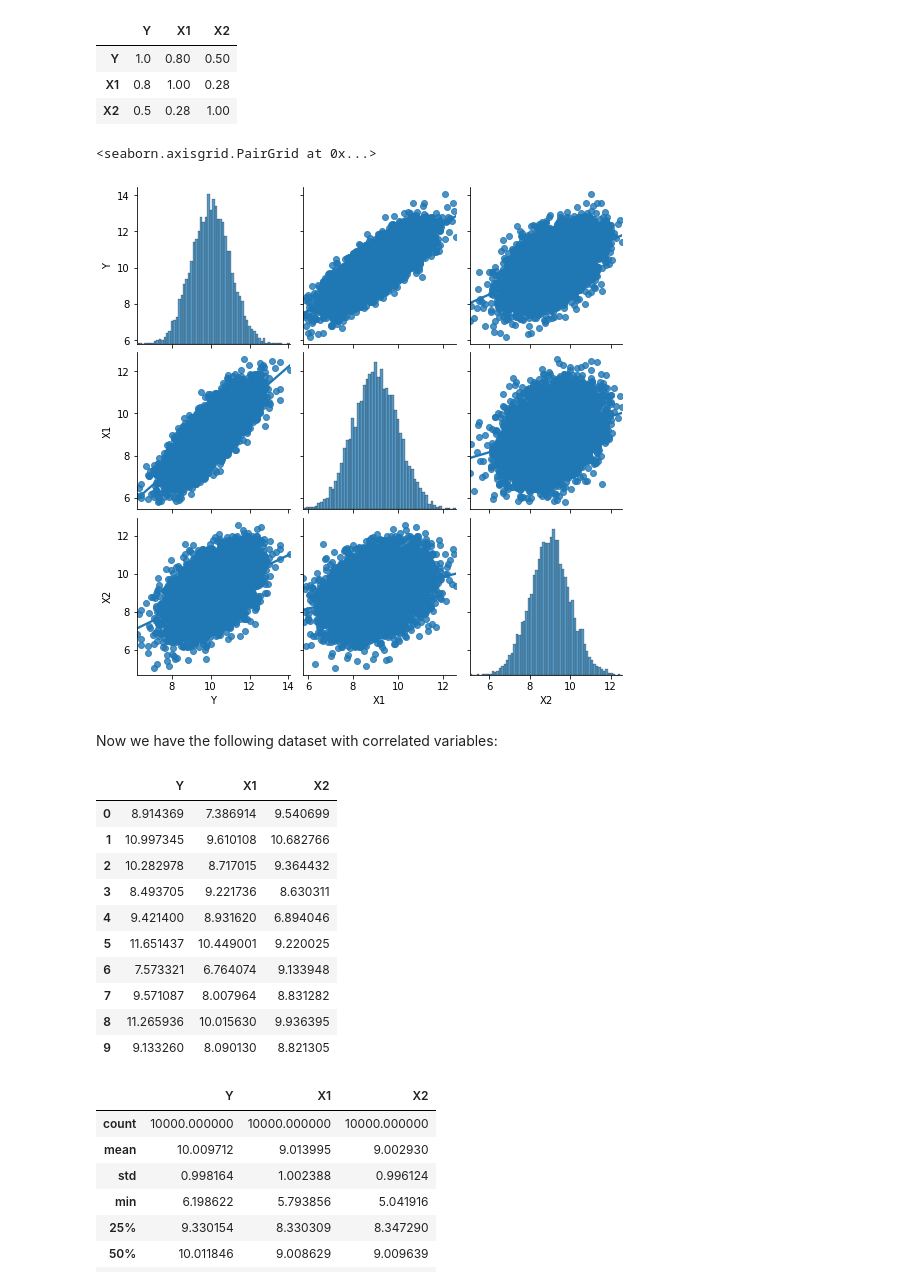
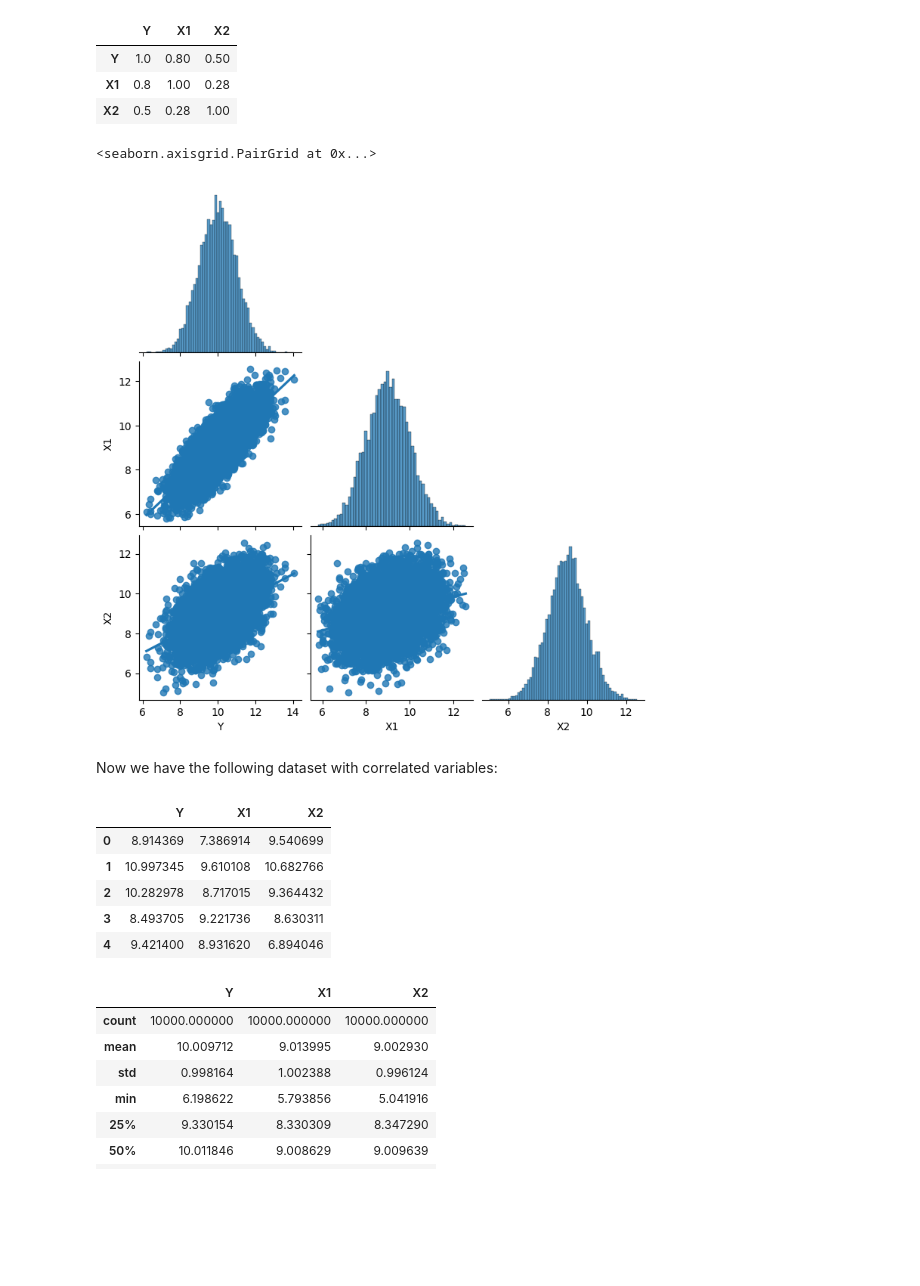
Before and after one commit to josecaloca/Multicollinearity-Explained-Easy, a Jupyter notebook: Multicolinearity_Jupyter.ipynb, the cells around one changed output. Drawn from its saved outputs; the diff is of its cells as text; code cells hidden in the pictures; blank space fills up the shorter version.

```diff
--- a/Multicolinearity_Jupyter.ipynb
+++ b/Multicolinearity_Jupyter.ipynb
@@ -134,14 +134,14 @@ Final correlation matrix from simulated data
 | X1 | 0.8 | 1.00 | 0.28 |
 | X2 | 0.5 | 0.28 | 1.00 |
 # %%
-sns.pairplot(data, kind="reg")
+sns.pairplot(data, kind="reg", corner=True)
 # %% [output]
 <seaborn.axisgrid.PairGrid at 0x...>
-[figure, old version]
+[figure, new version]
 # %% [markdown]
 Now we have the following dataset with correlated variables:
 # %%
-data.head(10)
+data.head(5)
 # %% [output]
 |  | Y | X1 | X2 |
 | 0 | 8.914369 | 7.386914 | 9.540699 |
@@ -149,11 +149,6 @@ data.head(10)
 | 2 | 10.282978 | 8.717015 | 9.364432 |
 | 3 | 8.493705 | 9.221736 | 8.630311 |
 | 4 | 9.421400 | 8.931620 | 6.894046 |
-| 5 | 11.651437 | 10.449001 | 9.220025 |
-| 6 | 7.573321 | 6.764074 | 9.133948 |
-| 7 | 9.571087 | 8.007964 | 8.831282 |
-| 8 | 11.265936 | 10.015630 | 9.936395 |
-| 9 | 9.133260 | 8.090130 | 8.821305 |
 # %%
 data.describe()
 # %% [output]
```
Also changed, not shown: parts of 7 cells of this notebook.
